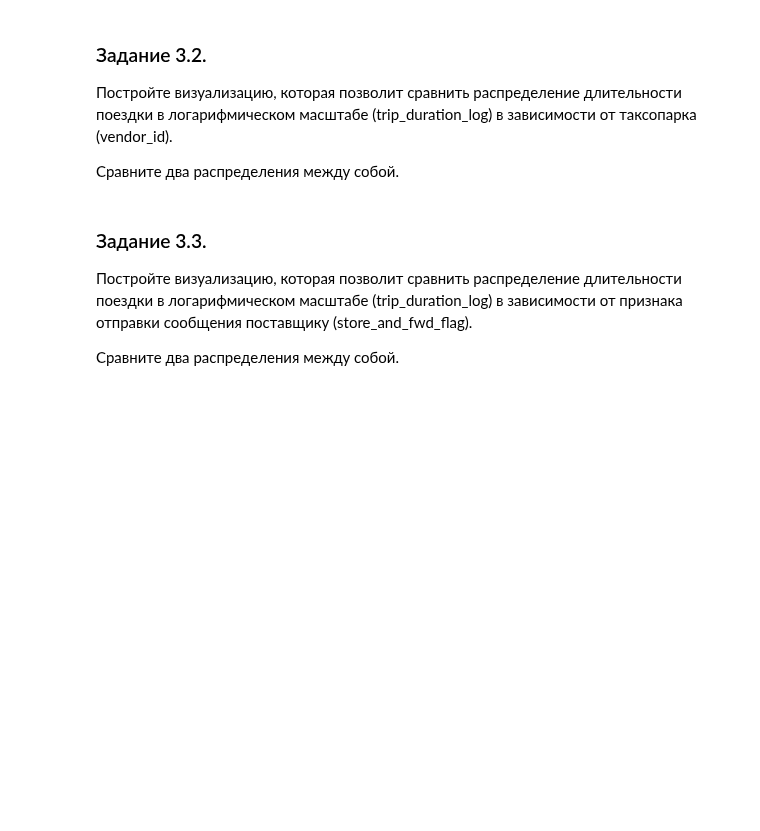
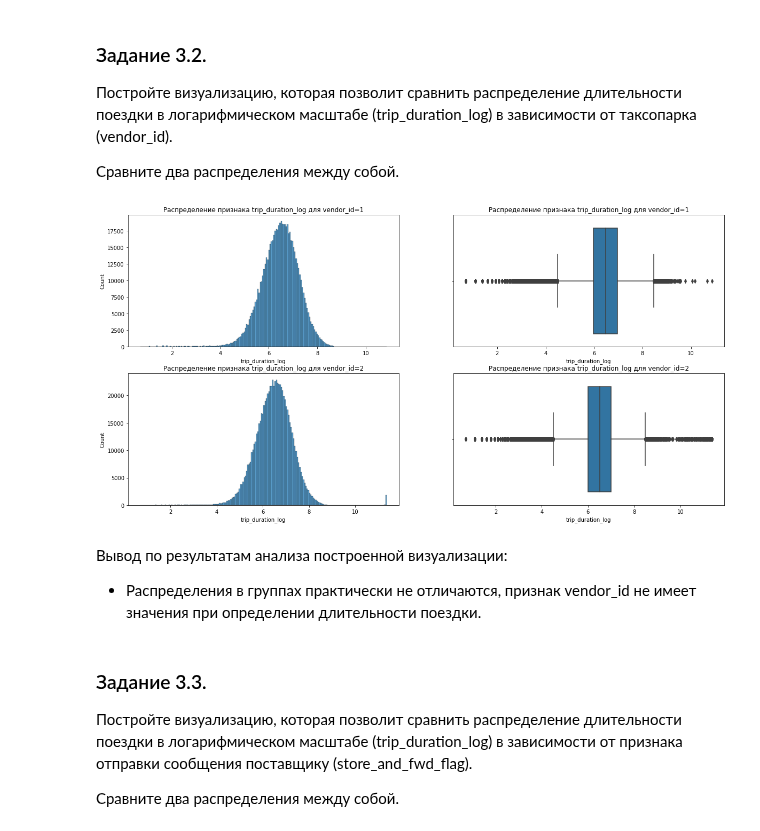
Before and after one commit to PoluboyarinovSI/SF_DataScience, a Jupyter notebook: project_5/Project-5._ML.ipynb, the cells around one changed output. Saved outputs shown, nothing was run; the diff lists cells and outputs as text; code cells hidden in the pictures; blank space fills up the shorter version.

```diff
--- a/project_5/Project-5._ML.ipynb
+++ b/project_5/Project-5._ML.ipynb
@@ -490,3 +528,20 @@ taxi_data['trip_duration_log'] = np.log(taxi_data['trip_duration']+1)
+# %%
+# Построение гистораммы и корбчатой диаграммы для признака "trip_duration" в разрезе vendor_id
+fig, axes = plt.subplots(nrows=2, ncols=2, figsize=(20, 10))
+histplot = sns.histplot(data=taxi_data[taxi_data['vendor_id']==1], x='trip_duration_log', ax=axes[0][0], bins=200)
+histplot.set_title('Распределение признака trip_duration_log для vendor_id=1')
+boxplot = sns.boxplot(data=taxi_data[taxi_data['vendor_id']==1], x='trip_duration_log', ax=axes[0][1])
+boxplot.set_title('Распределение признака trip_duration_log для vendor_id=1');
+histplot = sns.histplot(data=taxi_data[taxi_data['vendor_id']==2], x='trip_duration_log', ax=axes[1][0], bins=200)
+histplot.set_title('Распределение признака trip_duration_log для vendor_id=2');
+boxplot = sns.boxplot(data=taxi_data[taxi_data['vendor_id']==2], x='trip_duration_log', ax=axes[1][1])
+boxplot.set_title('Распределение признака trip_duration_log для vendor_id=2');
+# %% [output]
+[figure, added]
+# %% [markdown]
+Вывод по результатам анализа построенной визуализации:
+
+- Распределения в группах практически не отличаются, признак vendor_id не имеет значения при определении длительности поездки.
 # %% [markdown]
 ### Задание 3.3.
 Постройте визуализацию, которая позволит сравнить распределение длительности поездки в логарифмическом масштабе (trip_duration_log) в зависимости от признака отправки сообщения поставщику (store_and_fwd_flag).
```
Also changed, not shown: parts of 13 cells of this notebook.
